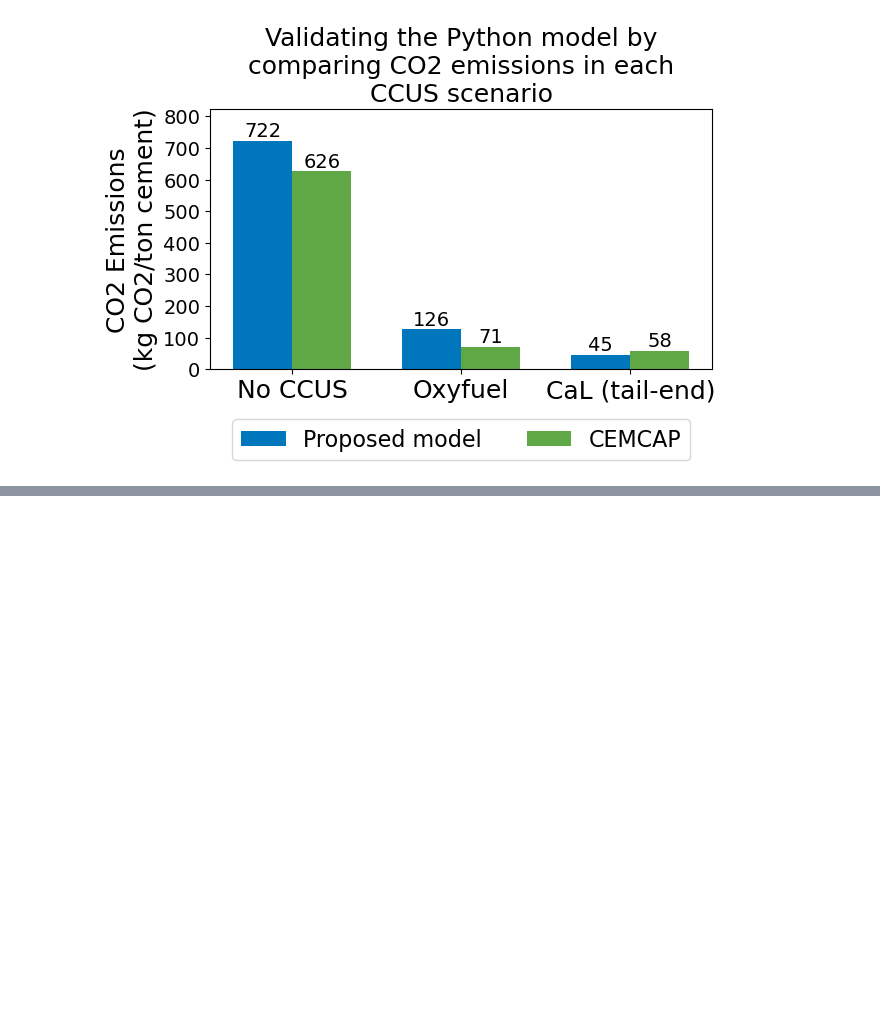
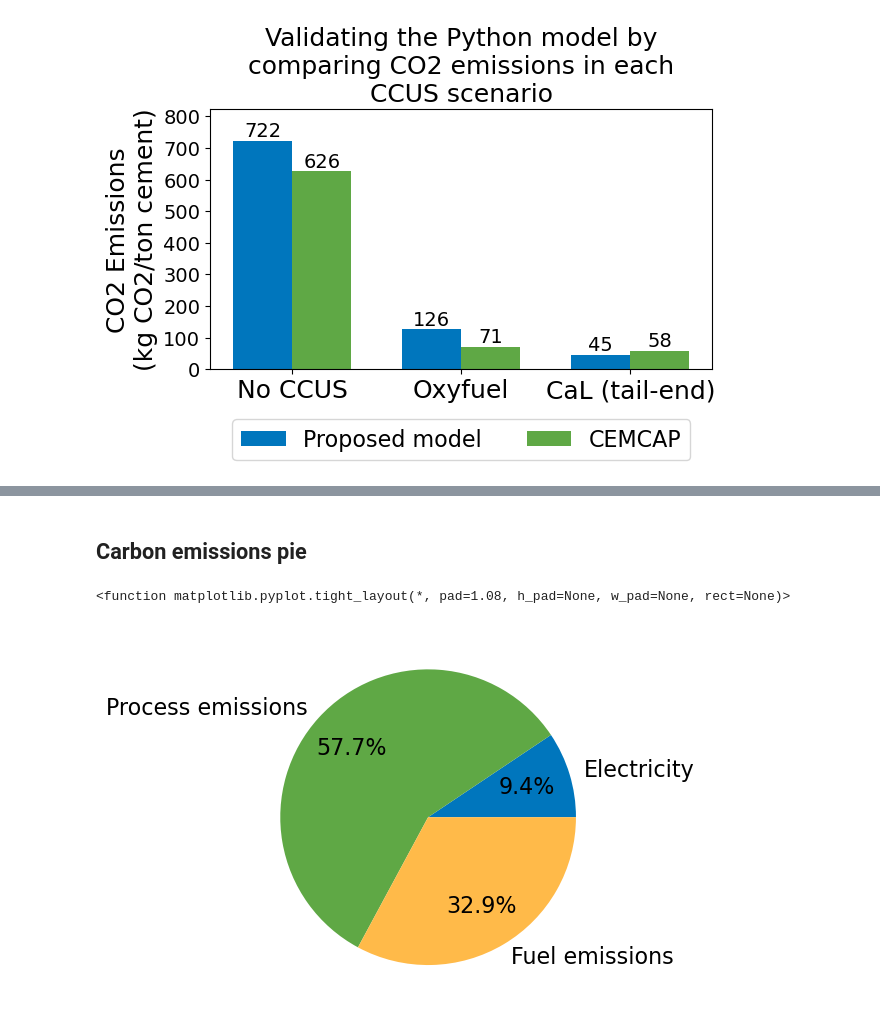
Before and after one commit to evan-sharafuddin/HOPP, a Jupyter notebook: green_concrete/plots.ipynb, the cells around one changed output, grey strips where cells are left out. Drawn from its saved outputs; the diff is of its cells as text; code cells hidden in the pictures; blank space fills up the shorter version.

```diff
--- a/green_concrete/plots.ipynb
+++ b/green_concrete/plots.ipynb
@@ -186,0 +382,14 @@ plt.show()
+# %% [markdown]
+## Carbon emissions pie
+# %%
+import matplotlib.pyplot as plt
+labels = ['Electricity', 'Process emissions', 'Fuel emissions']
+colorhash = ['#0076BD', '#5FA845', '#FFBA49', '#976AF5']
+sizes = [9.4, 57.8, 32.9]
+
+fig, ax = plt.subplots()
+h = ax.pie(sizes, labels=labels, autopct='%1.1f%%', colors=colorhash[:3], textprops={'fontsize': 16}, pctdistance=.7)
+plt.tight_layout
+# %% [output]
+<function matplotlib.pyplot.tight_layout(*, pad=1.08, h_pad=None, w_pad=None, rect=None)>
+[figure, added]
```
Also changed, not shown: parts of 15 cells of this notebook, 4 other files.
